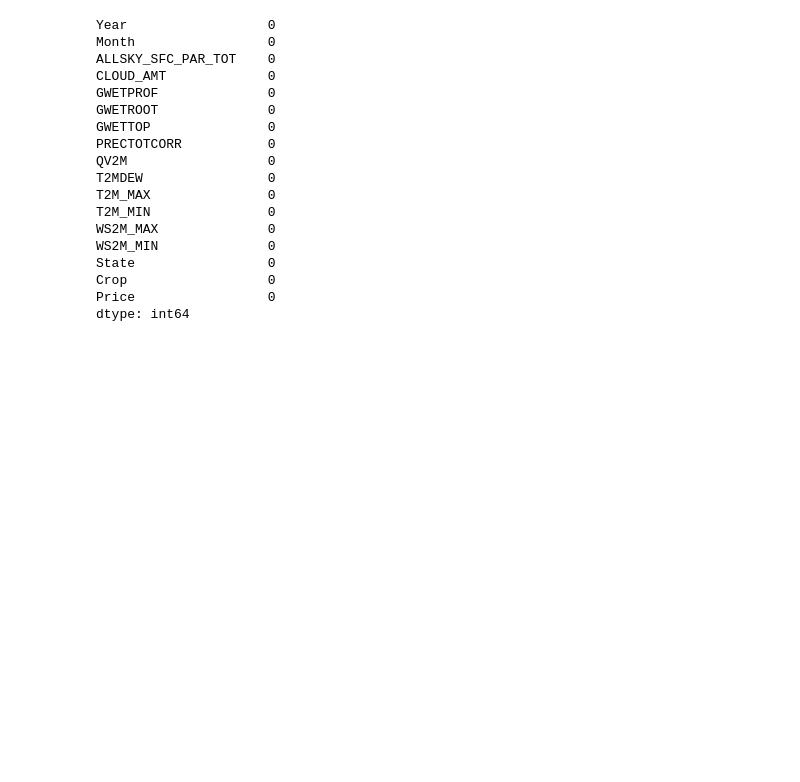
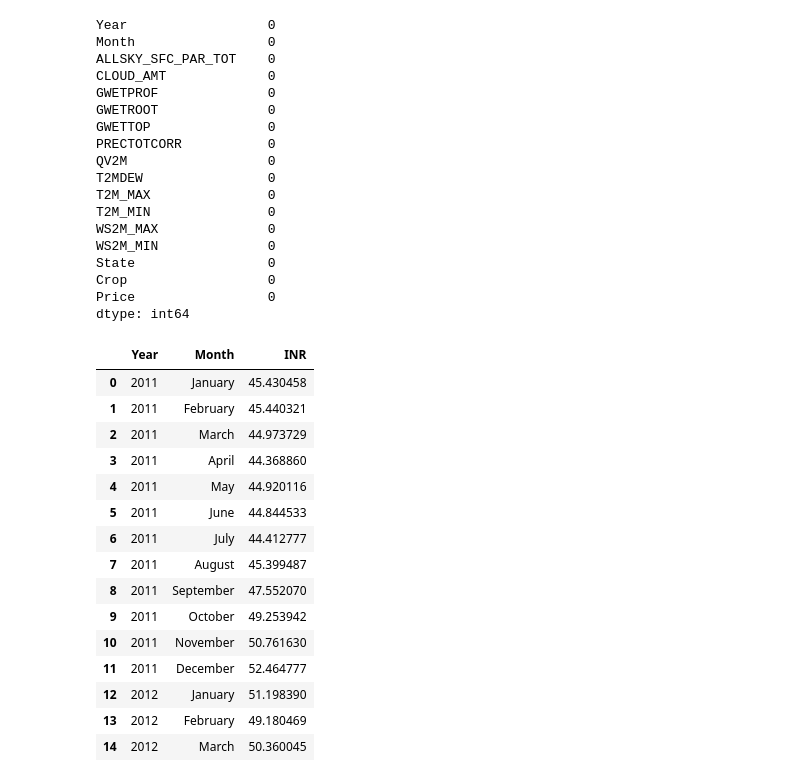
Before and after one commit to gkakani1/GOUTHAM-DATA606, a Jupyter notebook: Code/EDA/final_Datasets_EDA/final_Combined_Dataset.ipynb, the cells around one changed output. Saved outputs shown, nothing was run; the diff lists cells and outputs as text; code cells hidden in the pictures; blank space fills up the shorter version.

```diff
--- a/Code/EDA/final_Datasets_EDA/final_Combined_Dataset.ipynb
+++ b/Code/EDA/final_Datasets_EDA/final_Combined_Dataset.ipynb
@@ -1001,0 +1006,19 @@ dtype: int64
+# %%
+df_exc.head(15)
+# %% [output]
+|  | Year | Month | INR |
+| 0 | 2011 | January | 45.430458 |
+| 1 | 2011 | February | 45.440321 |
+| 2 | 2011 | March | 44.973729 |
+| 3 | 2011 | April | 44.368860 |
+| 4 | 2011 | May | 44.920116 |
+| 5 | 2011 | June | 44.844533 |
+| 6 | 2011 | July | 44.412777 |
+| 7 | 2011 | August | 45.399487 |
+| 8 | 2011 | September | 47.552070 |
+| 9 | 2011 | October | 49.253942 |
+| 10 | 2011 | November | 50.761630 |
+| 11 | 2011 | December | 52.464777 |
+| 12 | 2012 | January | 51.198390 |
+| 13 | 2012 | February | 49.180469 |
+| 14 | 2012 | March | 50.360045 |
```
Also changed, not shown: parts of 75 cells of this notebook.
